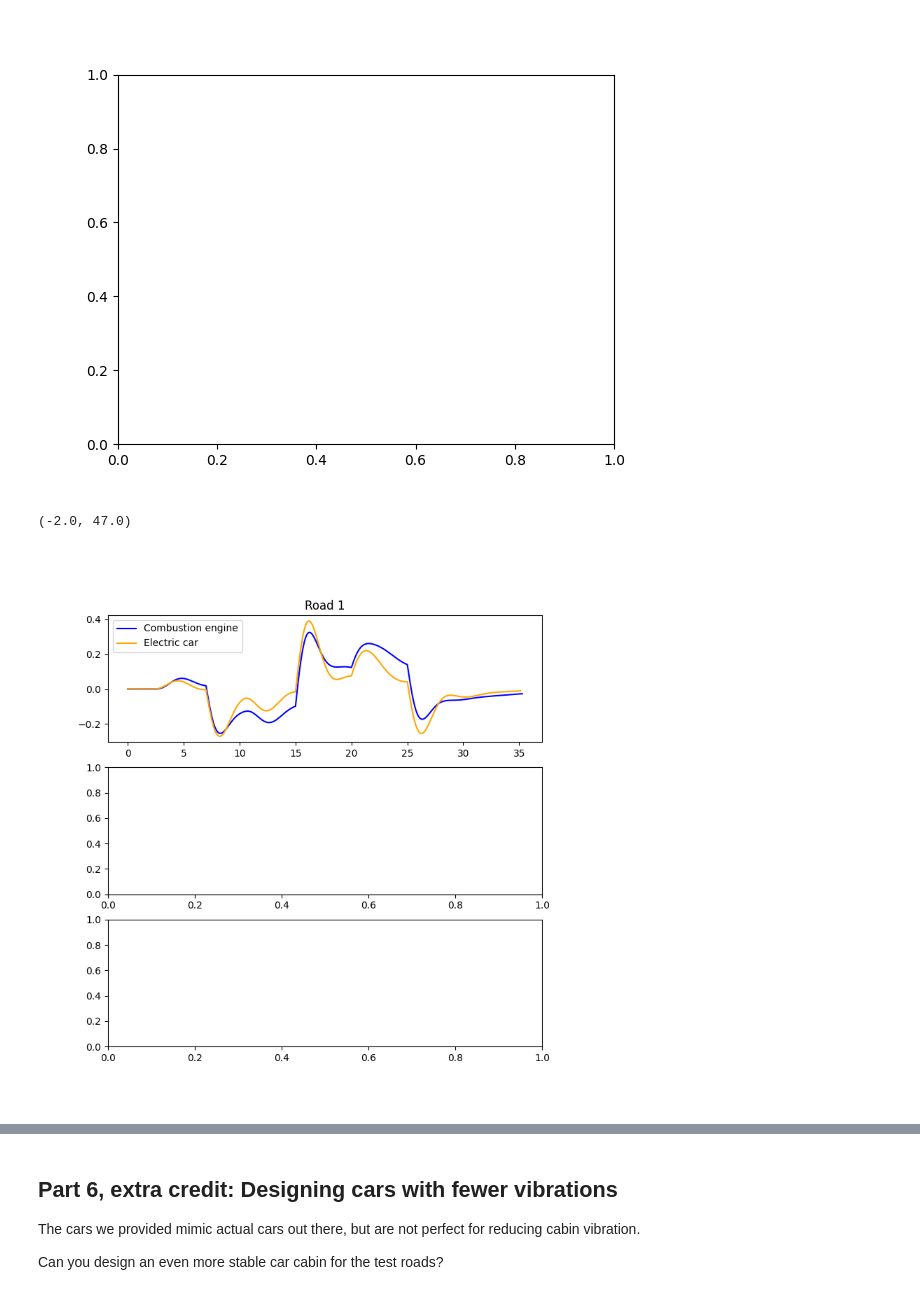
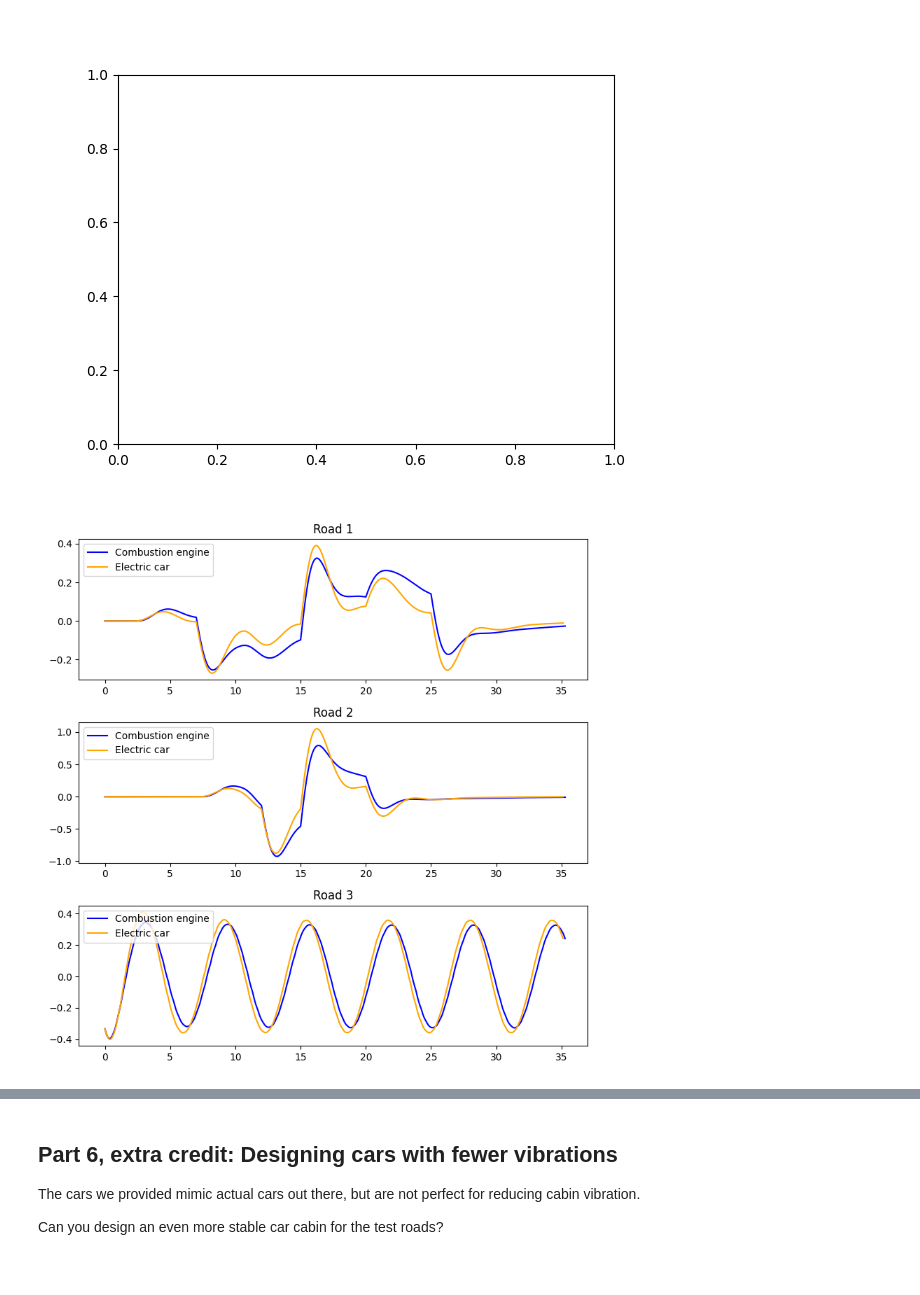
Before and after one commit to JPizzleDrizzle/JPIntroPythonProgramming, a Jupyter notebook: Week_6_classes/HW_3_classes_and_simulation.ipynb, the cells around one changed output, grey strips where cells are left out. Cells and saved outputs as stored; diff of their text form; code cells hidden in the pictures.

```diff
--- a/Week_6_classes/HW_3_classes_and_simulation.ipynb
+++ b/Week_6_classes/HW_3_classes_and_simulation.ipynb
@@ -1024,32 +1024,28 @@ plt.show()
 # %%
 # GUIDES: Make a 3x1 plot showing the cars' vibrations going down each road. Each plot should be its own road,
 # with two lines: one per car. Label each plot and each line.
 fig_vib3, axs_vib3 = plt.subplots(3, 1, figsize=(8, 8))
 
-# Road 1
-rd1_combustion_model_output = combustion_car_model.simulate(velocity=10, dt=4, x_r=X_r_test_1, y_r=Y_r_test_1)
-rd1_electric_model_output = electric_car_model.simulate(velocity=10, dt=4, x_r=X_r_test_1, y_r=Y_r_test_1)
+def plot_vibration_data(axs, title, x_r, y_r, velocity=10, dt=4):
+    combustion_model_output = combustion_car_model.simulate(velocity=velocity, dt=dt, x_r=x_r, y_r=y_r)
+    electric_model_output = electric_car_model.simulate(velocity=velocity, dt=dt, x_r=x_r, y_r=y_r)
 
-rd1_combustion_vibs = rd1_combustion_model_output.sprung_mass_displacement(combustion_car_model)
-rd1_electric_vibs = rd1_electric_model_output.sprung_mass_displacement(electric_car_model)
+    combustion_vibs = combustion_model_output.sprung_mass_displacement(combustion_car_model)
+    electric_vibs = electric_model_output.sprung_mass_displacement(electric_car_model)
 
-axs_vib3[0].plot(rd1_combustion_model_output.time * 10, rd1_combustion_vibs, color="blue", label="Combustion engine")
-axs_vib3[0].plot(rd1_electric_model_output.time * 10, rd1_electric_vibs, color="orange", label="Electric car")
-axs_vib3[0].set_title("Road 1")
-axs_vib3[0].legend(loc="upper left")
+    axs.plot(combustion_model_output.time * 10, combustion_vibs, color="blue", label="Combustion engine")
+    axs.plot(electric_model_output.time * 10, electric_vibs, color="orange", label="Electric car")
+    axs.set_title(title)
+    axs.legend(loc="upper left")
+    axs.set_xlim(-2, 37)
 
+# Roads 1, 2, and 3
+plot_vibration_data(axs_vib3[0], title="Road 1", x_r=X_r_test_1, y_r=Y_r_test_1)
+plot_vibration_data(axs_vib3[1], title="Road 2", x_r=X_r_test_2, y_r=Y_r_test_2)
+plot_vibration_data(axs_vib3[2], title="Road 3", x_r=X_r_test_3, y_r=Y_r_test_3)
 
-axs_vib2[0].plot(stretch_model_output.time * 10, unbroken_vals)
-axs_vib2[0].set_title("Fixed simulation")
-axs_vib2[0].set_ylim(-1, 1)
-axs_vib2[0].set_xlim(-2, 47)
-
-axs_vib2[1].plot(broken_model_output.time * 10, broken_vals)
-axs_vib2[1].set_title("Broken simulation")
-axs_vib2[1].set_ylim(-1, 1)
-axs_vib2[1].set_xlim(-2, 47)
+plt.tight_layout()
 # %% [output]
-(-2.0, 47.0)
-[figure, old version]
+[figure, new version]
 # %%
 grader.check("cars_roads")
```
Also changed, not shown: parts of 3 cells of this notebook, 1 other file.
